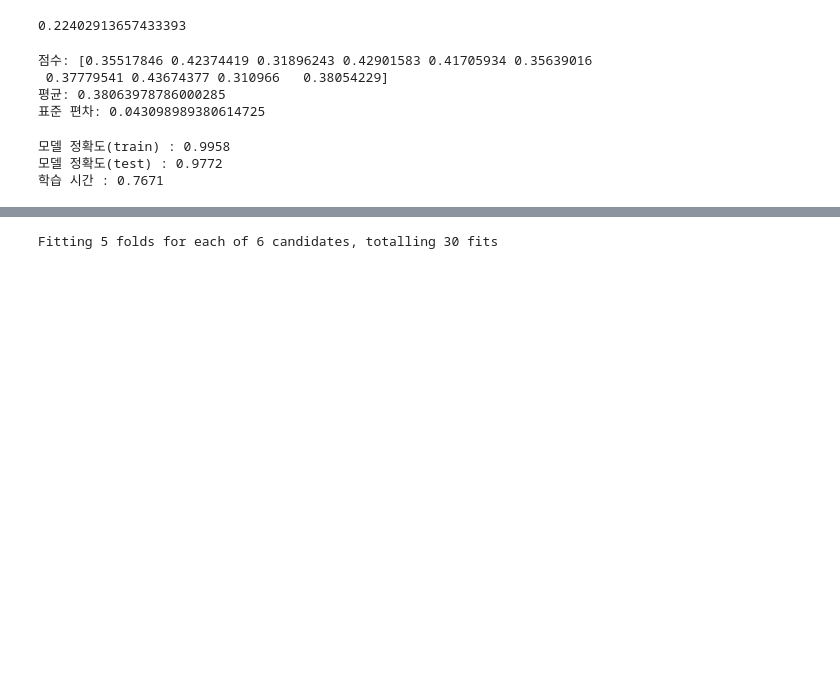
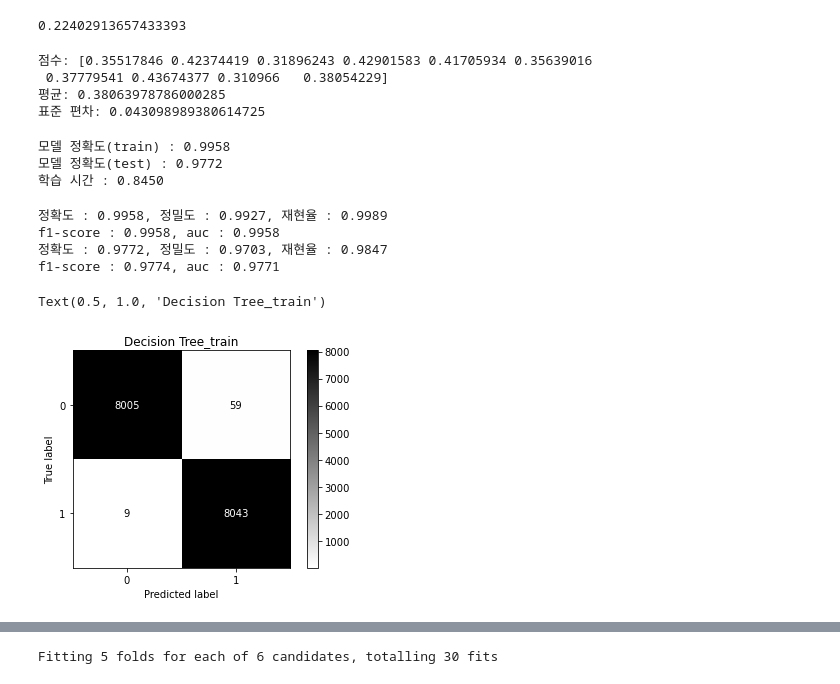
Before and after one commit to Sermadl/Exp, a Jupyter notebook: ml_exp(api).ipynb, the cells around one changed output, grey strips where cells are left out. Drawn from its saved outputs; the diff is of its cells as text; code cells hidden in the pictures; blank space fills up the shorter version.

```diff
--- a/ml_exp(api).ipynb
+++ b/ml_exp(api).ipynb
@@ -125,7 +140,7 @@ import time
 start_time = time.time()
 
 tree_clf = DecisionTreeClassifier(random_state=42)
-tree_clf.fit(x_train, y_train)
+history = tree_clf.fit(x_train, y_train)
 end_time = time.time() - start_time
 
 tree_trainpred = tree_clf.predict(x_train)
@@ -140,4 +155,25 @@ print(f"학습 시간 : {end_time :.4f}")
 # %% [output]
 모델 정확도(train) : 0.9958
 모델 정확도(test) : 0.9772
-학습 시간 : 0.7671
+학습 시간 : 0.8450
+# %%
+metrics(y_train, tree_trainpred)
+metrics(y_test, tree_testpred)
+# %% [output]
+정확도 : 0.9958, 정밀도 : 0.9927, 재현율 : 0.9989
+f1-score : 0.9958, auc : 0.9958
+정확도 : 0.9772, 정밀도 : 0.9703, 재현율 : 0.9847
+f1-score : 0.9774, auc : 0.9771
+# %%
+from sklearn.metrics import confusion_matrix, plot_confusion_matrix
+import matplotlib.pyplot as plt
+
+plot = plot_confusion_matrix(tree_clf,
+                            x_train, y_train,
+                            display_labels=[0, 1],
+                            cmap=plt.cm.binary)
+
+plot.ax_.set_title('Decision Tree_train')
+# %% [output]
+Text(0.5, 1.0, 'Decision Tree_train')
+[figure, added]
```
Also changed, not shown: parts of 33 cells of this notebook.
